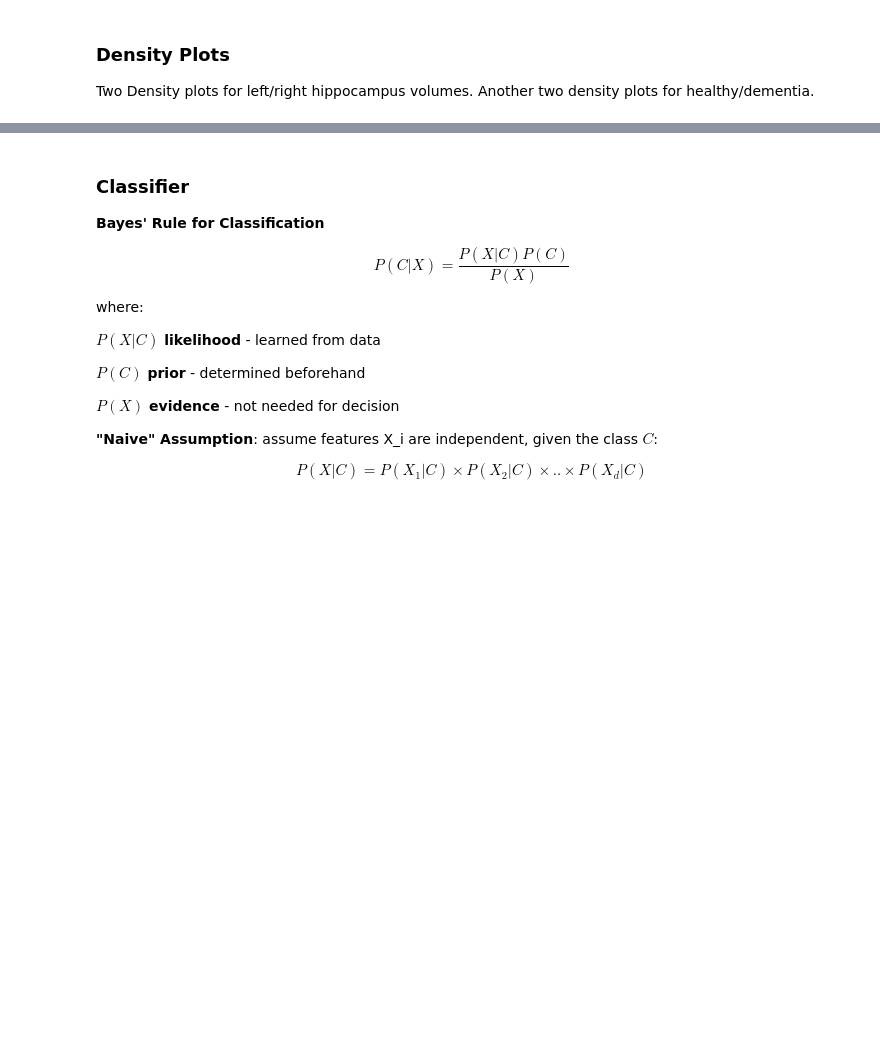
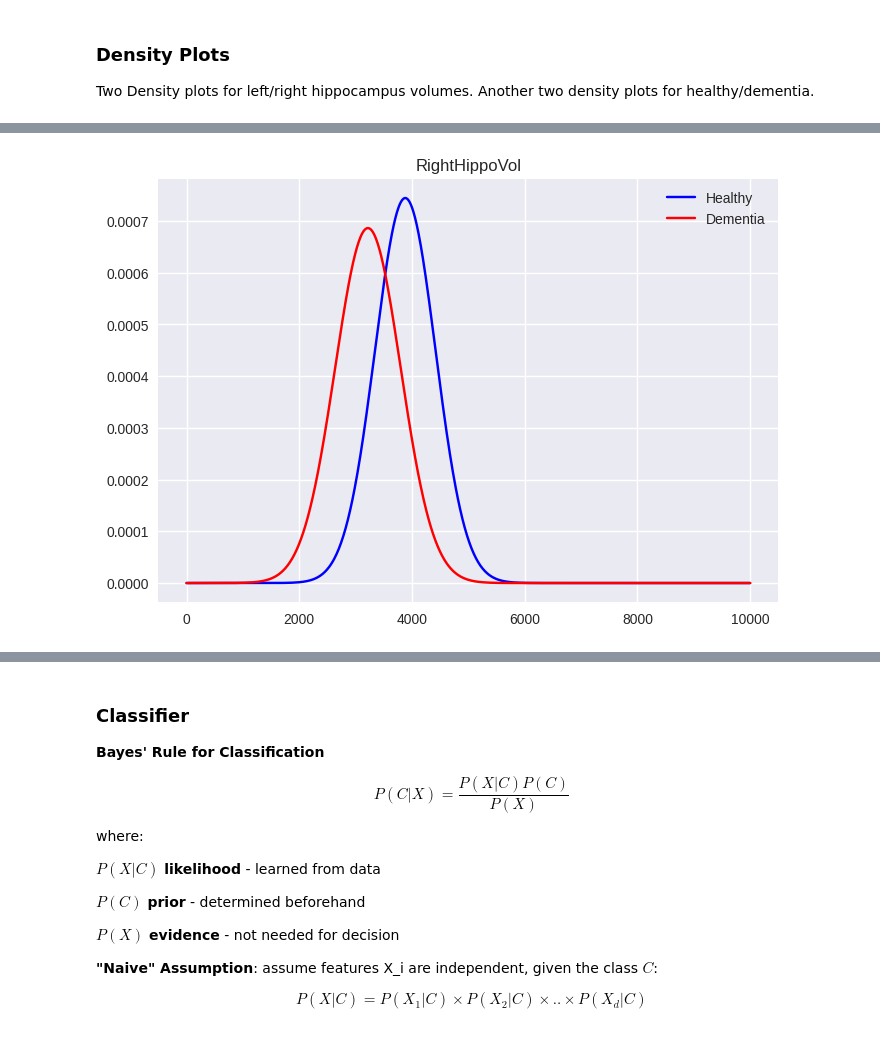
Before and after one commit to Tazering/UVA-CS, a Jupyter notebook: CS-3501_Zhang/tkj9ep_CS3501_PS1.ipynb, the cells around one changed output, grey strips where cells are left out. Cells and saved outputs as stored; diff of their text form; code cells hidden in the pictures; blank space fills up the shorter version.

```diff
--- a/CS-3501_Zhang/tkj9ep_CS3501_PS1.ipynb
+++ b/CS-3501_Zhang/tkj9ep_CS3501_PS1.ipynb
@@ -205,3 +206,21 @@ Two Density plots for left/right hippocampus volumes. Another two density plots
+# %%
+# gaussian plot
+def create_stacked_gaussian_plots(mean1, var1, mean2, var2, labels):
+  x = np.linspace(0, 10000, num = 1000, axis = 0)
+  y1 = []
+  y2 = []
+
+  for i in x:
+    y1.append(calculate_gaussian_value(mean1, var1, i))
+    y2.append(calculate_gaussian_value(mean2, var2, i))
+
+  plt.style.use("seaborn")
+  plt.plot(x, y1, color = "blue", label = labels[1])
+  plt.plot(x, y2, color = "red", label = labels[2])
+  plt.legend(loc = "upper right")
+  plt.title(labels[0])
+
+  plt.show()
 # %%
 sns.displot(data = hippocampus_data, x = "RightHippoVol", kind = "kde", hue = "Dementia",
             fill = True, palette = dementia_palette).set(title = "RightHippoVol")
@@ -211,3 +230,9 @@ sns.displot(data = hippocampus_data, x = "RightHippoVol", kind = "kde", hue = "D
+# %%
+create_stacked_gaussian_plots(healthy_set["RightHippoVol"].mean(), healthy_set["RightHippoVol"].var(),
+                              dementia_set["RightHippoVol"].mean(), dementia_set["RightHippoVol"].var(),
+                               ["RightHippoVol", "Healthy", "Dementia"])
+# %% [output]
+[figure, added]
 # %%
 sns.displot(data = hippocampus_data, x = "LeftHippoVol", kind = "kde", hue = "Dementia",
             fill = True, palette = dementia_palette).set(title = "LeftHippoVol")
```
Also changed, not shown: parts of 14 cells of this notebook.
